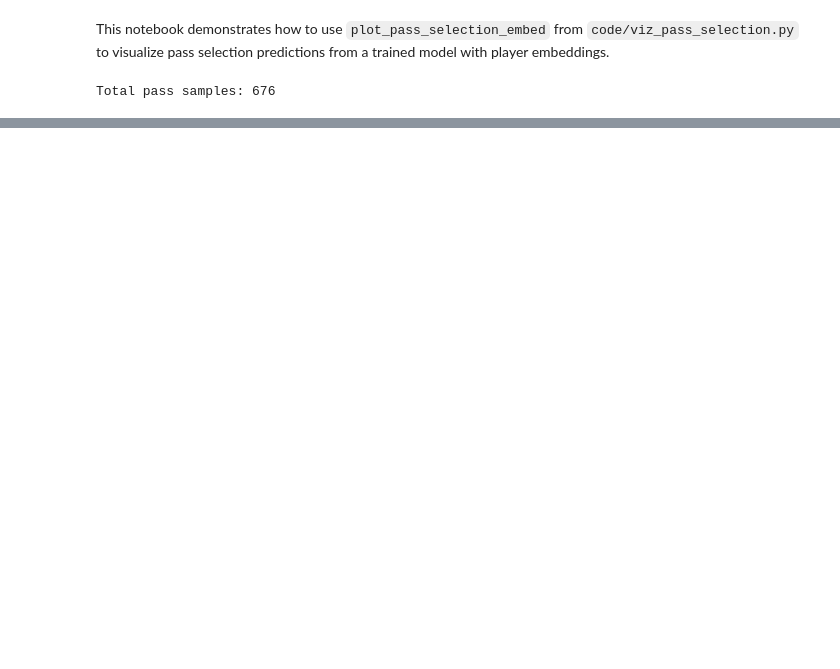
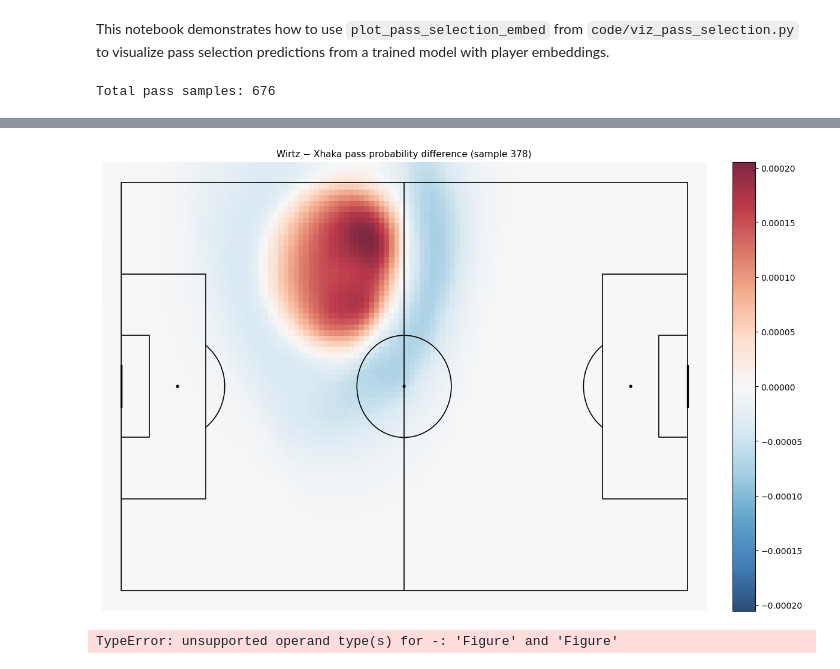
Before and after one commit to Clearsky21z/Player-decision-simulation, a Jupyter notebook: notebooks/pass_prediction_visualization_demo.ipynb, the cells around one changed output, grey strips where cells are left out. Cells and saved outputs as stored; diff of their text form; code cells hidden in the pictures; blank space fills up the shorter version.

```diff
--- a/notebooks/pass_prediction_visualization_demo.ipynb
+++ b/notebooks/pass_prediction_visualization_demo.ipynb
@@ -63,0 +83,33 @@ plot_pass_selection_embed(
+# %%
+diff = wirtz_prob - xhaka_prob  # numpy array, same shape as the grid
+
+# Plot the difference
+from soccermap.viz import _to_img_yx
+from mplsoccer import Pitch
+from matplotlib import pyplot as plt
+img_diff = _to_img_yx(diff)
+
+pitch = Pitch(pitch_type="statsbomb", line_color="black", linewidth=1.2)
+fig, ax = pitch.draw(figsize=(12, 8))
+
+vmax = np.max(np.abs(img_diff))
+im = ax.imshow(
+    img_diff,
+    extent=pitch.extent,
+    origin="upper",
+    aspect="auto",
+    cmap="RdBu_r",  # red = Wirtz higher, blue = Xhaka higher
+    vmin=-vmax, vmax=vmax,
+    alpha=0.85,
+)
+fig.colorbar(im, ax=ax, fraction=0.046, pad=0.04)
+ax.set_title("Wirtz − Xhaka pass probability difference (sample 378)", fontsize=11)
+plt.show()
+# %% [output]
+[figure, added]
+# %%
+# find a difference between the two plots (wirtz vs xhaka)
+difference = wirtz - xhaka
+print("Difference between Wirtz and Xhaka plots:", difference)
+# %% [output]
+TypeError: unsupported operand type(s) for -: 'Figure' and 'Figure'
```
Also changed, not shown: parts of 6 cells of this notebook, 9 other files.
